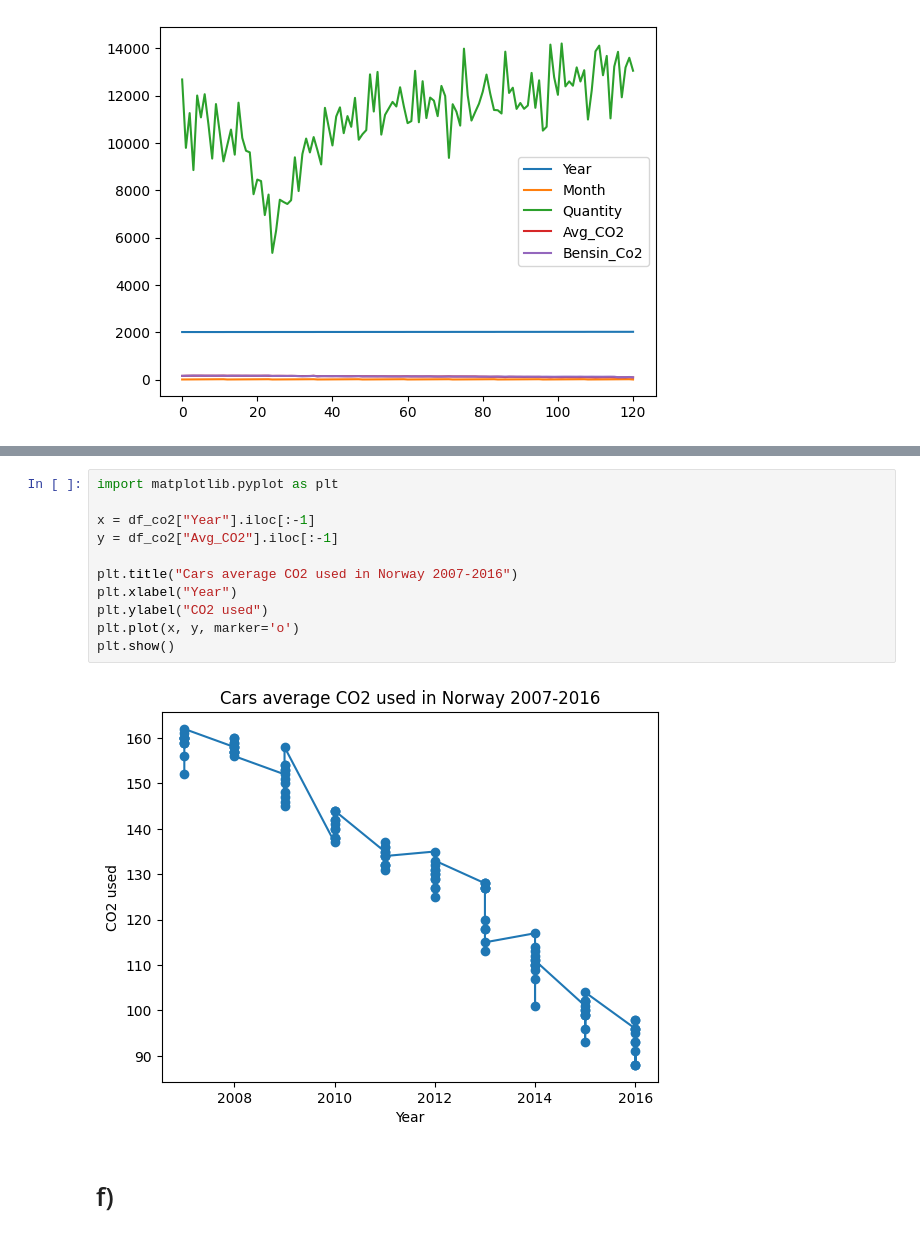
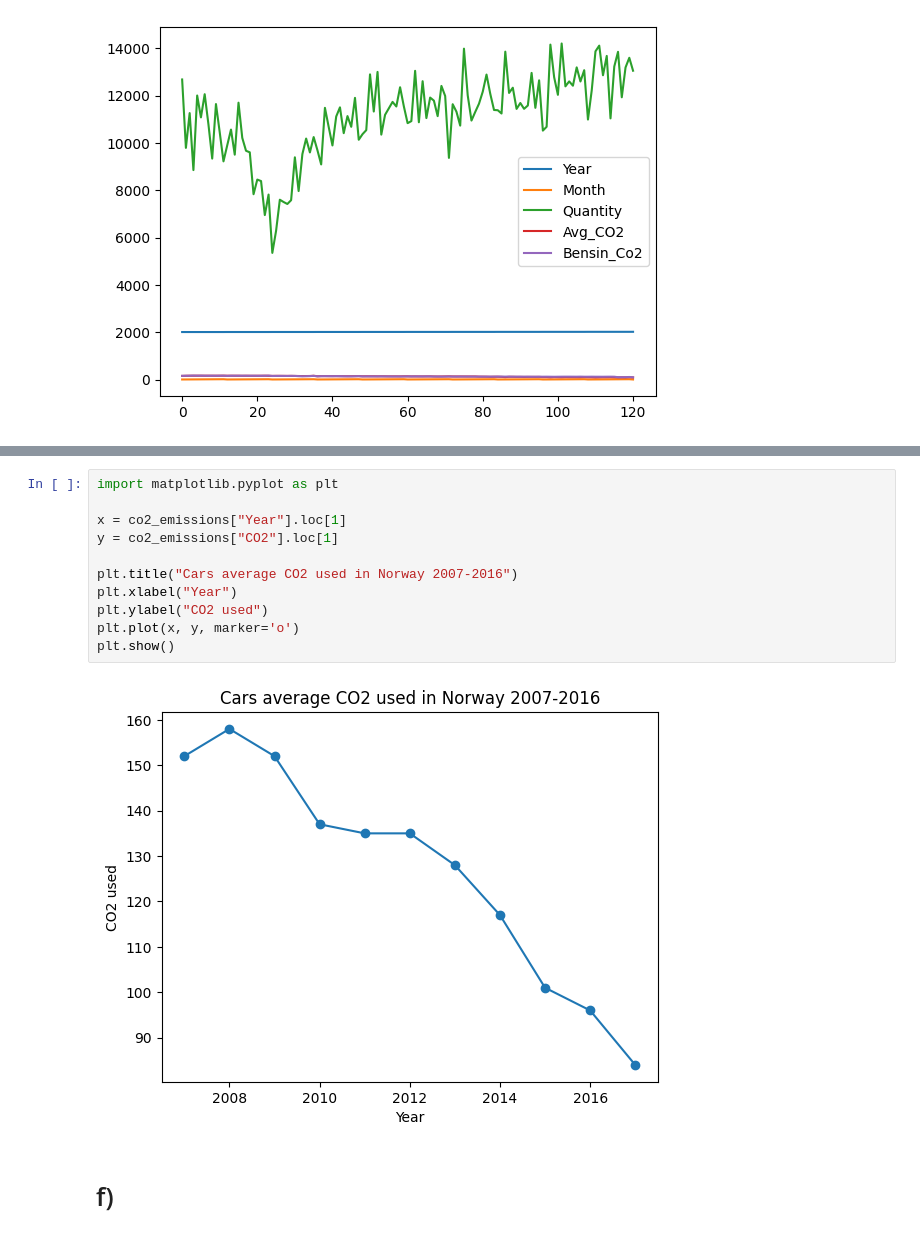
Before and after one commit to AndresTrujillo1811-bit/data_visualization_andres_trujillo_de24, a Jupyter notebook: exercise0/exercise0.ipynb, the cells around one changed output, grey strips where cells are left out. Cells and saved outputs as stored; diff of their text form.

```diff
--- a/exercises/exercise0.ipynb
+++ b/exercise0/exercise0.ipynb
@@ -471,16 +448,16 @@ results_co2
 # %%
 import matplotlib.pyplot as plt
 
-x = df_co2["Year"].iloc[:-1]
-y = df_co2["Avg_CO2"].iloc[:-1]
+x = co2_emissions["Year"].loc[1]
+y = co2_emissions["CO2"].loc[1]
 
 plt.title("Cars average CO2 used in Norway 2007-2016")
 plt.xlabel("Year")
 plt.ylabel("CO2 used")
 plt.plot(x, y, marker='o')
 plt.show()
 # %% [output]
-[figure, old version]
+[figure, new version]
 # %% [markdown]
 # f)
 # %%
```
Also changed, not shown: parts of 13 cells of this notebook, 13 other files.
